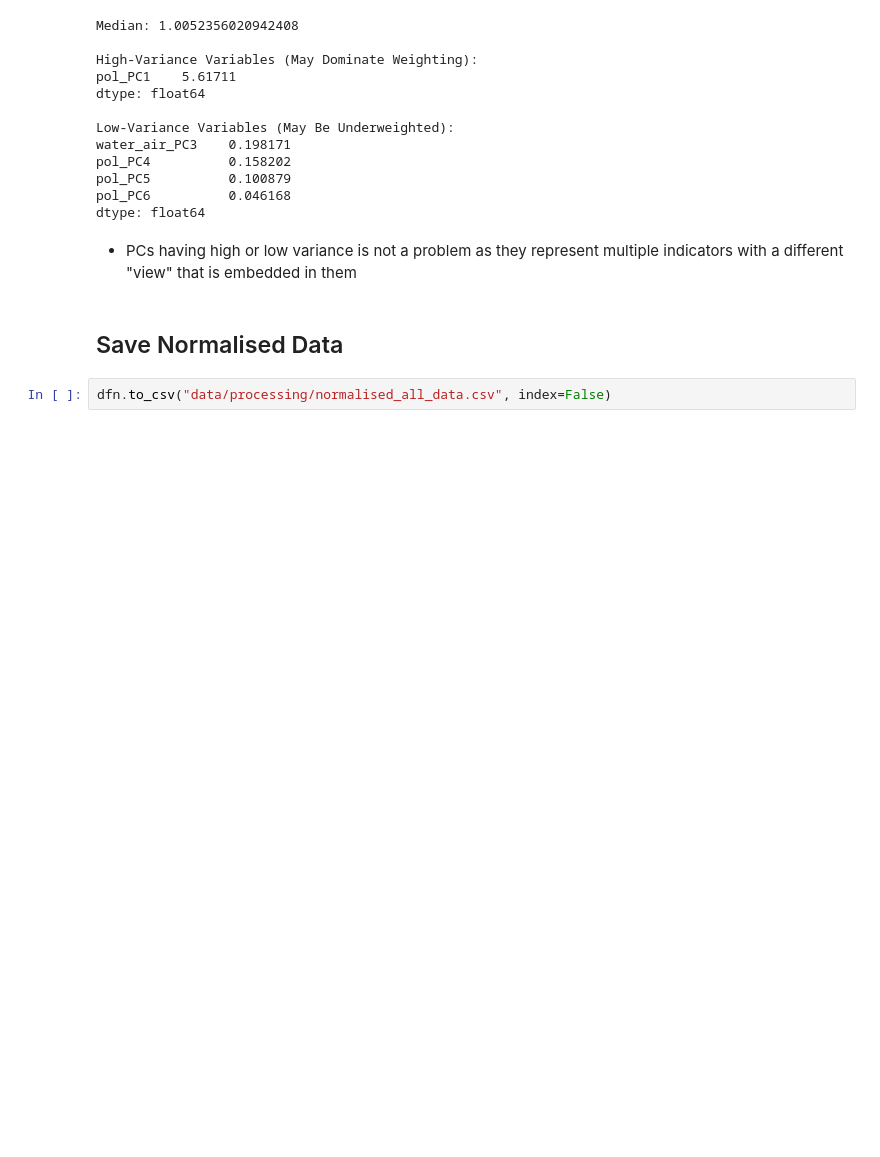
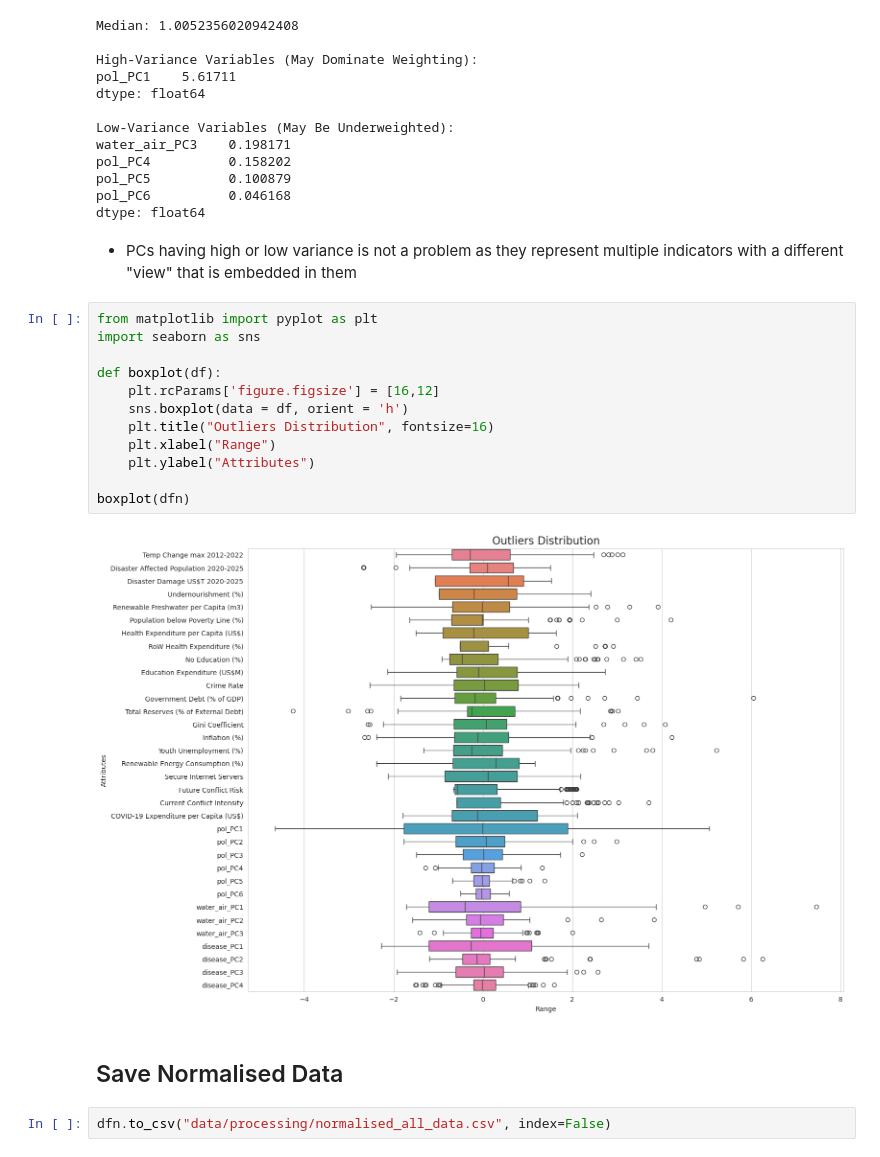
Before and after one commit to arth3mis/global-societal-endangerment-index, a Jupyter notebook: 5.1_normalisation.ipynb, the cells around one changed output. Saved outputs shown, nothing was run; the diff lists cells and outputs as text; blank space fills up the shorter version.

```diff
--- a/5.1_normalisation.ipynb
+++ b/5.1_normalisation.ipynb
@@ -238,6 +238,20 @@ pol_PC6          0.046168
 dtype: float64
 # %% [markdown]
 - PCs having high or low variance is not a problem as they represent multiple indicators with a different "view" that is embedded in them
+# %%
+from matplotlib import pyplot as plt
+import seaborn as sns
+
+def boxplot(df):
+    plt.rcParams['figure.figsize'] = [16,12]
+    sns.boxplot(data = df, orient = 'h')
+    plt.title("Outliers Distribution", fontsize=16)
+    plt.xlabel("Range")
+    plt.ylabel("Attributes")
+
+boxplot(dfn)
+# %% [output]
+[figure, added]
 # %% [markdown]
 ## Save Normalised Data
 # %%
```
Also changed, not shown: parts of 1 cell of this notebook, 2 other files.
